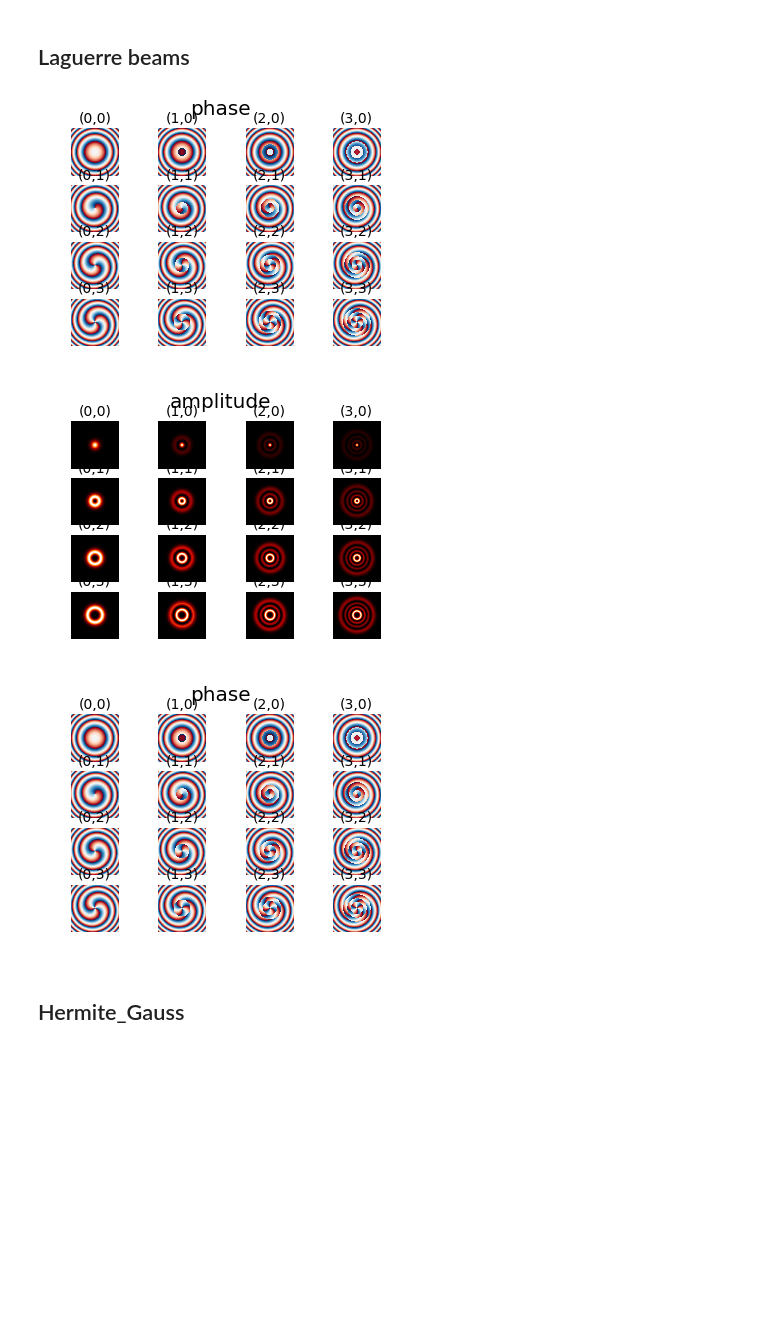
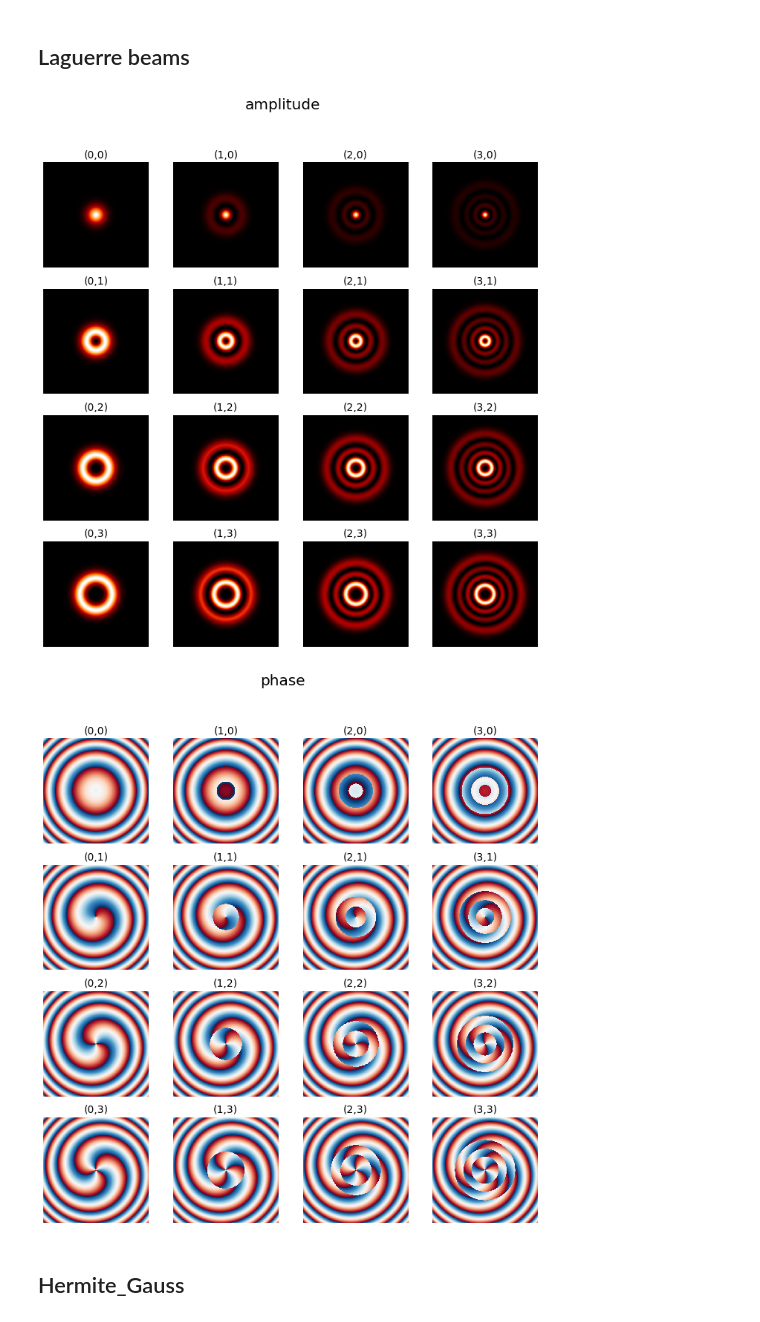
Before and after one commit to aocg-ucm/diffractio, a Jupyter notebook: docs/source/tutorial/scalar_XY/sources_xy.ipynb, the cells around one changed output. Drawn from its saved outputs; the diff is of its cells as text; code cells hidden in the pictures; blank space fills up the shorter version.

```diff
--- a/docs/source/tutorial/scalar_XY/sources_xy.ipynb
+++ b/docs/source/tutorial/scalar_XY/sources_xy.ipynb
@@ -172,43 +154,42 @@ wavelength = 0.6238 * um
 u = Scalar_source_XY(x=x0, y=y0, wavelength=wavelength)
 
 # Dos drawings, uno para la amplitude y otro para phase
-ID1 = plt.figure()
+ID1 = plt.figure(figsize=(12,12))
 plt.suptitle("amplitude", fontsize=20)
-ID2 = plt.figure()
+ID2 = plt.figure(figsize=(12,12))
 plt.suptitle("phase", fontsize=20)
 
 # Generación de la clase
 
 # Doble bucle for para ubicar en el drawing N*K haces de Laguerre
 for n in range(N + 1):
     for k in range(K + 1):
 
         # carga del haz de Laguerre
         u.laguerre_beam(
             p=n, l=k, r0=(0 * um, 0 * um), w0=250 * um, z=0.01 * um)
 
         # carga de los drawings
         title = "(%d,%d)" % (n, k)
         plt.figure(ID1.number)
         plt.subplot(N + 1, K + 1, (N + 1) * (k) + n + 1)
         plt.axis('off')
         plt.title(title, fontsize=14)
         h1 = plt.imshow(np.abs(u.u)**2)
         h1.set_cmap("gist_heat")
 
         plt.figure(ID2.number)
         plt.subplot(N + 1, K + 1, (N + 1) * (k) + n + 1)
         plt.axis('off')
         plt.title(title, fontsize=14)
         h2 = plt.imshow(np.angle(u.u))
         h2.set_cmap("RdBu")
 
 plt.figure(ID1.number)
-plt.figure(ID2.number)
+plt.figure(ID2.number);
 # %% [output]
-[figure, old version]
+[figure, new version]
-[figure, old version]
+[figure, new version]
-[figure, removed]
 # %% [markdown]
 ## Hermite_Gauss
 # %%
```
Also changed, not shown: parts of 17 cells of this notebook, 45 other files.
